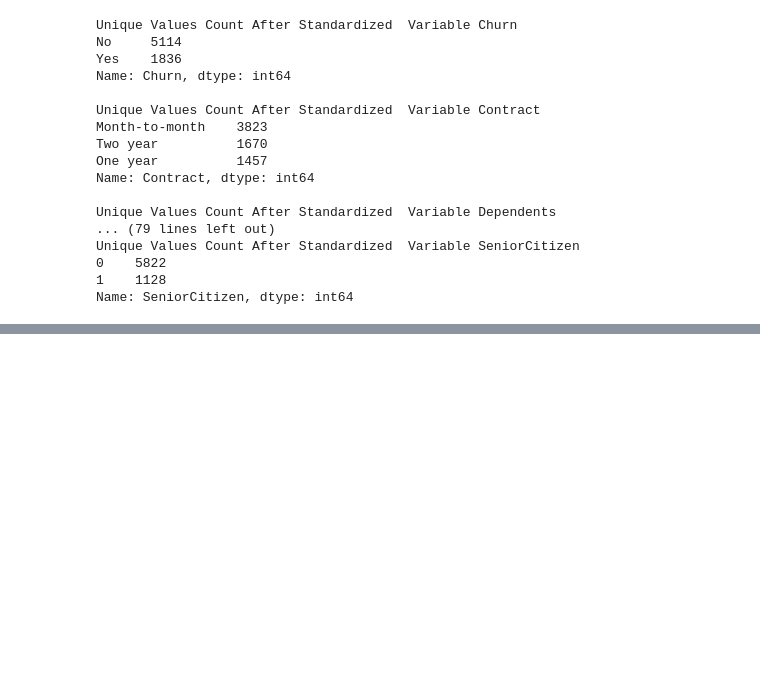
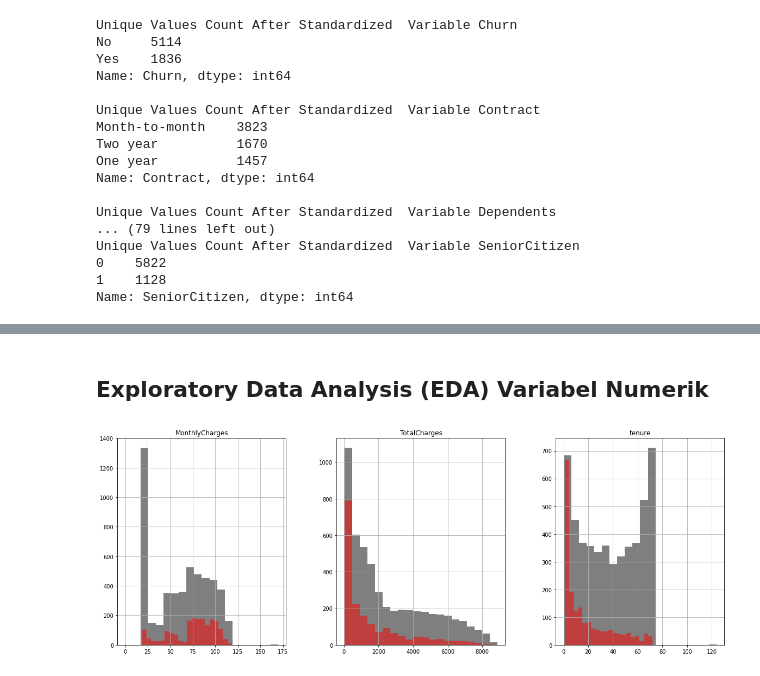
Before and after one commit to UsepSyaikalArifin/Application-File-PT-Bukit-Makmur-Mandiri-Utama-BUMA-, a Jupyter notebook: Kelas Penerapan di Industri/Customer Churn Prediction using Machine Learning/Jupyter Notebook/main.ipynb, the cells around one changed output, grey strips where cells are left out. Saved outputs shown, nothing was run; the diff lists cells and outputs as text; code cells hidden in the pictures; blank space fills up the shorter version.

```diff
--- a/Kelas Penerapan di Industri/Customer Churn Prediction using Machine Learning/Jupyter Notebook/main.ipynb
+++ b/Kelas Penerapan di Industri/Customer Churn Prediction using Machine Learning/Jupyter Notebook/main.ipynb
@@ -398,0 +472,11 @@ Name: SeniorCitizen, dtype: int64
+# %% [markdown]
+## Exploratory Data Analysis (EDA) Variabel Numerik
+# %%
+numerical_features = ["MonthlyCharges", "TotalCharges", "tenure"]
+
+fig, ax = plt.subplots(1, 3, figsize=(20, 7))
+df_load[df_load["Churn"] == "No"][numerical_features].hist(bins=20, color="black", alpha=0.5, ax=ax)
+df_load[df_load["Churn"] == "Yes"][numerical_features].hist(bins=20, color="red", alpha=0.5, ax=ax)
+plt.show()
+# %% [output]
+[figure, added]
```
Also changed, not shown: parts of 20 cells of this notebook.
